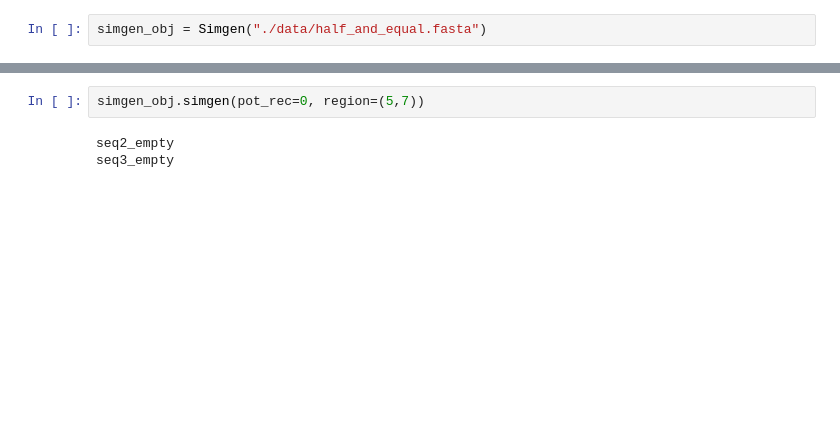
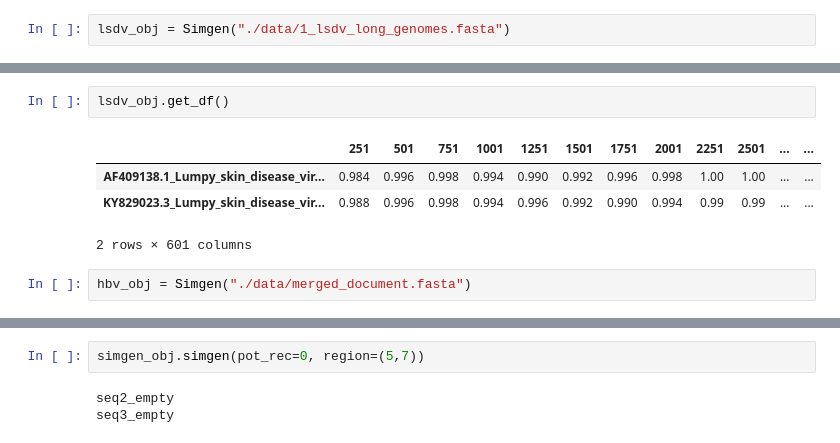
Before and after one commit to babinyurii/recan, a Jupyter notebook: 6_Simgen_class_current_workbench.ipynb, the cells around one changed output, grey strips where cells are left out. Drawn from its saved outputs; the diff is of its cells as text; blank space fills up the shorter version.

```diff
--- a/6_Simgen_class_current_workbench.ipynb
+++ b/6_Simgen_class_current_workbench.ipynb
@@ -179,2 +183,2 @@ class Simgen(MultipleSeqAlignment):
 # %%
-simgen_obj = Simgen("./data/half_and_equal.fasta")
+lsdv_obj = Simgen("./data/1_lsdv_long_genomes.fasta")
@@ -180,0 +189,9 @@ simgen_obj = Simgen("./data/half_and_equal.fasta")
+# %%
+lsdv_obj.get_df()
+# %% [output]
+|  | 251 | 501 | 751 | 1001 | 1251 | 1501 | 1751 | 2001 | 2251 | 2501 | ... | ... |
+| AF409138.1_Lumpy_skin_disease_vir... | 0.984 | 0.996 | 0.998 | 0.994 | 0.990 | 0.992 | 0.996 | 0.998 | 1.00 | 1.00 | ... | ... |
+| KY829023.3_Lumpy_skin_disease_vir... | 0.988 | 0.996 | 0.998 | 0.994 | 0.996 | 0.992 | 0.990 | 0.994 | 0.99 | 0.99 | ... | ... |
+2 rows × 601 columns
+# %%
+hbv_obj = Simgen("./data/merged_document.fasta")
```
Also changed, not shown: parts of 12 cells of this notebook, 19 other files.
